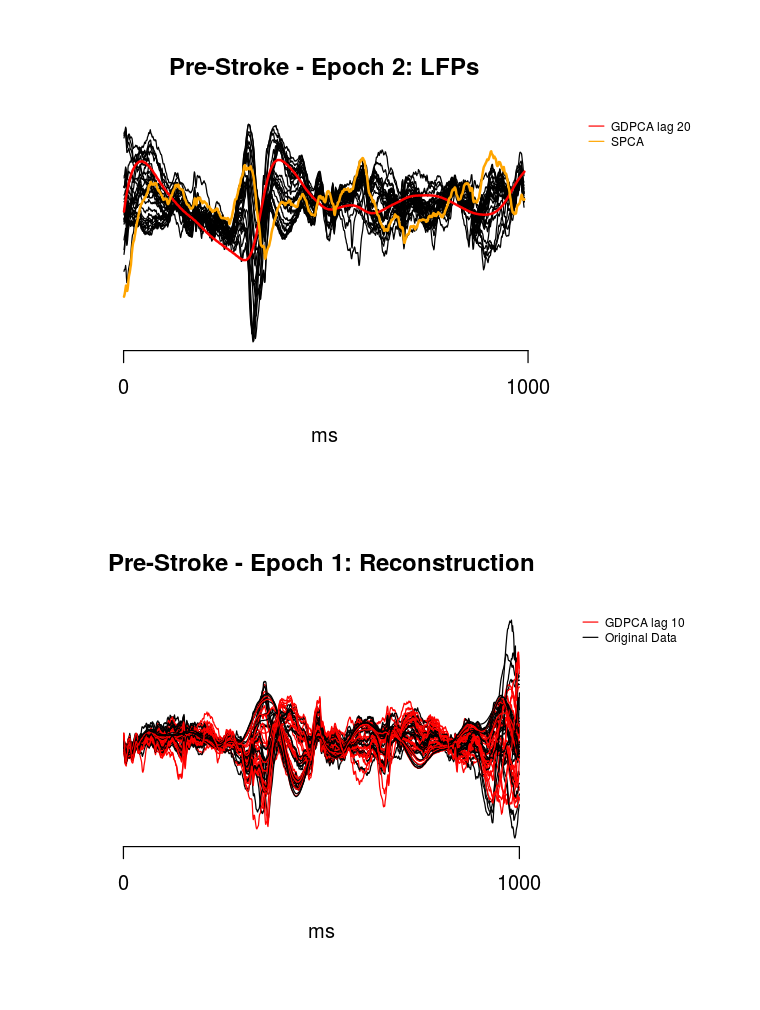
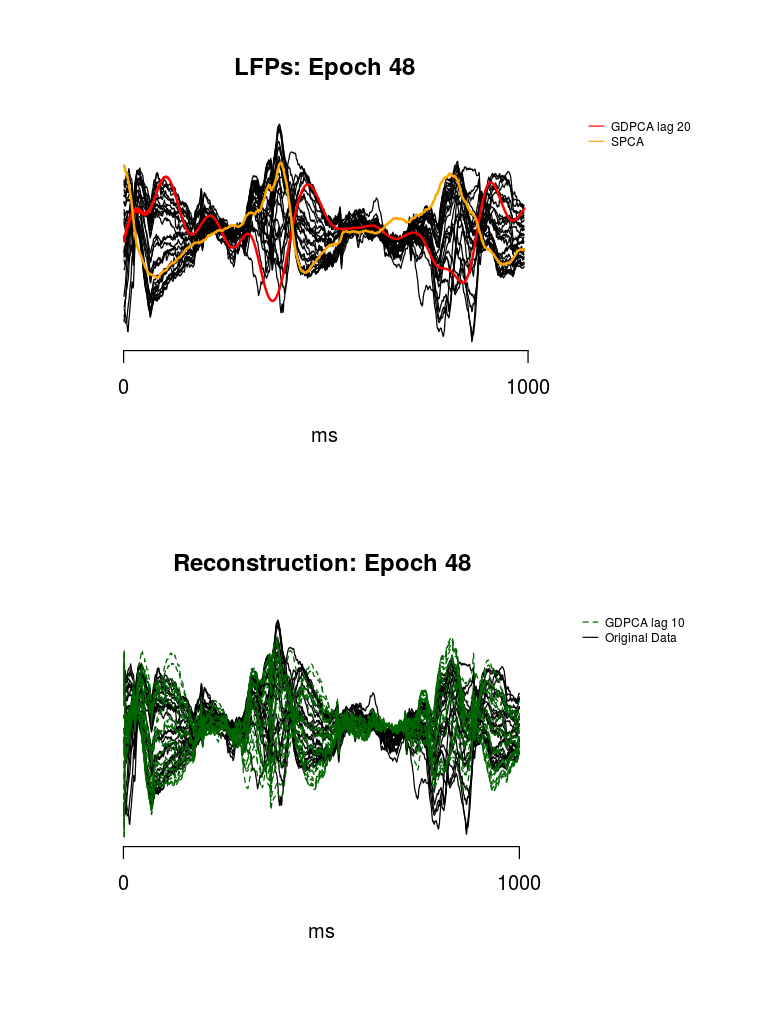
Before and after one commit to hfloresr/gdpca-vs-spca, a Jupyter notebook: notebooks/pre_multiple_lags.ipynb, the cells around one changed output. Drawn from its saved outputs; the diff is of its cells as text; code cells hidden in the pictures.

Commit message:
fixed grecon plots and added plots for logp w/ multiple lags superimposed

```diff
--- a/notebooks/pre_multiple_lags.ipynb
+++ b/notebooks/pre_multiple_lags.ipynb
@@ -131,6 +130,20 @@ save_logp_plots <- function(G, S, epochs, subdir="lagx_logp") {
         dev.off()
     }
 }
+
+save_logp_plots2 <- function(G1, lag1, G2, lag2, S, epochs, subdir="lagx_logp") {
+    pardir =  "."
+    if (!dir.exists(file.path(pardir, subdir))) {
+        dir.create(file.path(pardir, subdir))
+    }
+
+    for (i in epochs) {
+        png(filename=sprintf("%s/%s_epoch%s.png", subdir, subdir, i),
+            width=7, height=5, units="in", res=600)
+        plot_periodograms2(G1, lag1, G2, lag2, S, i)
+        dev.off()
+    }
+}
 # %%
 plot_pre_lfp_factor <- function(lfp, G, S, epoch, legend, with_gdpc=TRUE, with_spca=TRUE) {
     exs = c(1:5, 7:8, 11:12, 14:16, 18:26, 28:32)
@@ -141,7 +154,7 @@ plot_pre_lfp_factor <- function(lfp, G, S, epoch, legend, with_gdpc=TRUE, with_s
     ulim = max(max(G[5:995, epoch], lfp[(start+5):(end-5), exs]))
     llim = min(min(G[5:995, epoch], lfp[(start+5):(end-5), exs]))
     params = list(yaxt="n", xaxt="n", ylab="", xlab="ms", ylim=c(llim, ulim),
-                  bty="n", main=sprintf("Pre-Stroke - Epoch %s: LFPs", epoch), xpd=FALSE)
+                  bty="n", main=sprintf("LFPs: Epoch %s", epoch), xpd=FALSE)
     ts.plot(lfp[(start+5):(end-5), exs], gpars=params)
     if (with_gdpc) {
         lines(G[5:995,epoch], col='red', lwd=2)
@@ -163,14 +176,14 @@ plot_pre_lfp_factor2 <- function(lfp, G, G2, S, epoch, legend) {
     ulim = max(max(G[5:995, epoch], lfp[(start+5):(end-5), exs]))
     llim = min(min(G[5:995, epoch], lfp[(start+5):(end-5), exs]))
     params = list(yaxt="n", xaxt="n", ylab="", xlab="ms", ylim=c(llim, ulim),
-                  bty="n", main=sprintf("Pre-Stroke - Epoch %s: LFPs", epoch), xpd=FALSE)
+                  bty="n", main=sprintf("LFPs: Epoch %s", epoch), xpd=FALSE)
     ts.plot(lfp[(start+5):(end-5), exs], gpars=params)
     lines(G[5:995,epoch], col='red', lwd=2)
     lines(G2[5:995,epoch], col='chartreuse4', lwd=2)
     lines(S[5:995,epoch], col='orange', lwd=1.7)
     axis(side=1, at=seq(0, 1000, 1000))
     legend("topright", ex.cs1, cex=0.6, y.intersp=2.5, legend=legend, bty="n",
-           lty=c(1,1),col=c("red", "chartreuse4", "orange"), inset=c(-0.3, 0))
+           lty=c(1,1),col=c("red", "chartreuse4", "orange"), inset=c(-0.17, 0))
 }
 # %%
 normalize_pre <- function(data, epochs=c(1:300)) {
@@ -207,7 +220,7 @@ save_lfp_factors2 <- function(Z, G, G2, S, epochs, legend, subdir="lagx_lagy_lfp
 
     for (i in epochs) {
         png(filename=sprintf("%s/%s_epoch%s.png", subdir, subdir, i),
-            width=5, height=5, units="in", res=600)
+            width=6, height=5, units="in", res=600)
         plot_pre_lfp_factor2(Z, G, G2, S, i, legend=legend)
         dev.off()
     }
@@ -224,21 +237,24 @@ plot_pre_lfp_recons <- function(Z, G, model, epoch, legend) {
     exs = c(1:5, 7:8, 11:12, 14:16, 18:26, 28:32)
     start = (epoch-1)*1000+1
     end = epoch*1000
-    ts_z = ts(Z[start:end, exs])
+    ts_z = Z[start:end, exs]
     G_r = recons_gdpc_epoch(model, epoch)
-    ts_g_r = ts(G_r / sd(G_r))
+    ts_g_r = G_r / sd(G_r)
 
     par(mar=c(6.1, 0.5, 4.1, 6.7), xpd=TRUE)
     ulim = max(max(ts_g_r, ts_z))
     llim = min(min(ts_g_r, ts_z))
-    params = list(yaxt="n", xaxt="n", ylab="", xlab="ms", ylim=c(llim, ulim), col = c("black", "red"),
-                  bty="n", main=sprintf("Pre-Stroke - Epoch %s: Reconstruction", epoch), xpd=FALSE)
-    ts.plot(ts_z, ts_g_r, gpars=params)
+    params = list(yaxt="n", xaxt="n", ylab="", xlab="ms", ylim=c(llim, ulim),
+                  bty="n", main=sprintf("Reconstruction: Epoch %s", epoch), xpd=FALSE)
 
+    ts.plot(ts_z, gpars=params)
+    chs = ncol(ts_g_r)
+    for (i in 1:chs) {
+        lines(ts_g_r[, i], col="darkgreen", lty='dashed')
+    }
     axis(side=1, at=seq(0, 1000, 1000))
     legend("topright", ex.cs1, cex=0.6, y.intersp=2.5, legend=legend, bty="n",
-           lty=c(1,1),col=c("red", "black"), inset=c(-0.3, 0))
-    return(list("ts_z"=ts_z, "ts_g_r"=ts_g_r))
+           lty=c(2,1),col=c("darkgreen", "black"), inset=c(-0.3, 0))
 }
 # %%
 # Functions to save reconstructions using gdpca
@@ -329,10 +345,10 @@ Zpre = data$pre.pmcao
 # Normalize data set
 Z_norm = normalize_pre(Zpre)
 # %%
-plot_pre_lfp_factor(Z_norm, G10, S, 2, legend=c("GDPCA lag 20", "SPCA"))
+plot_pre_lfp_factor(Z_norm, G10, S, 48, legend=c("GDPCA lag 20", "SPCA"))
 # %% [output]
-[figure, old version]
+[figure, new version]
 # %%
-plot_pre_lfp_recons(Z_norm, G10, model10, epoch=1, legend=c("GDPCA lag 10", "Original Data"))
+plot_pre_lfp_recons(Z_norm, G10, model10, epoch=48, legend=c("GDPCA lag 10", "Original Data"))
 # %% [output]
-[figure, old version]
+[figure, new version]
```
Also changed, not shown: parts of 15 cells of this notebook.
